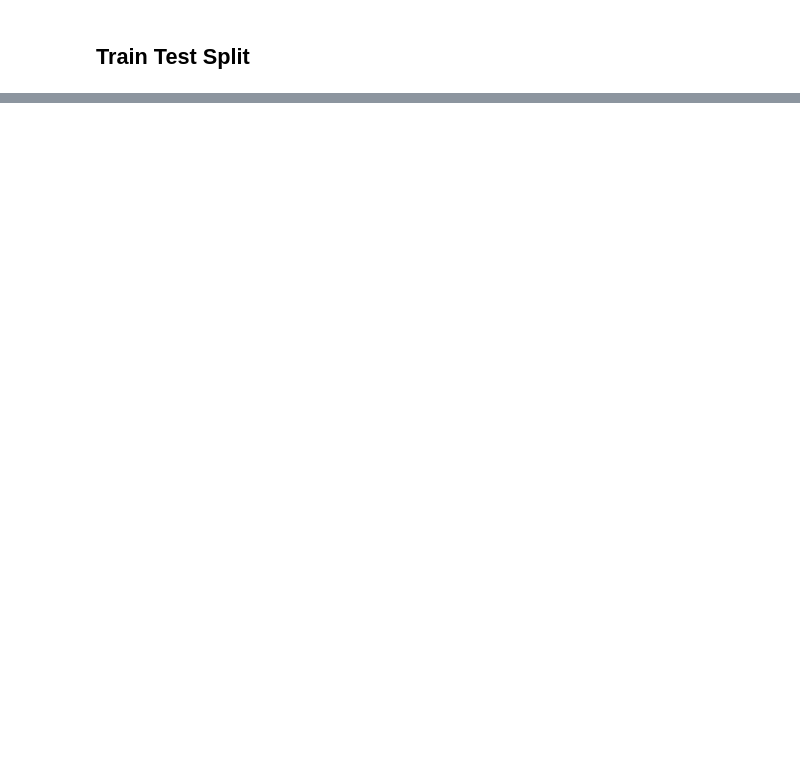
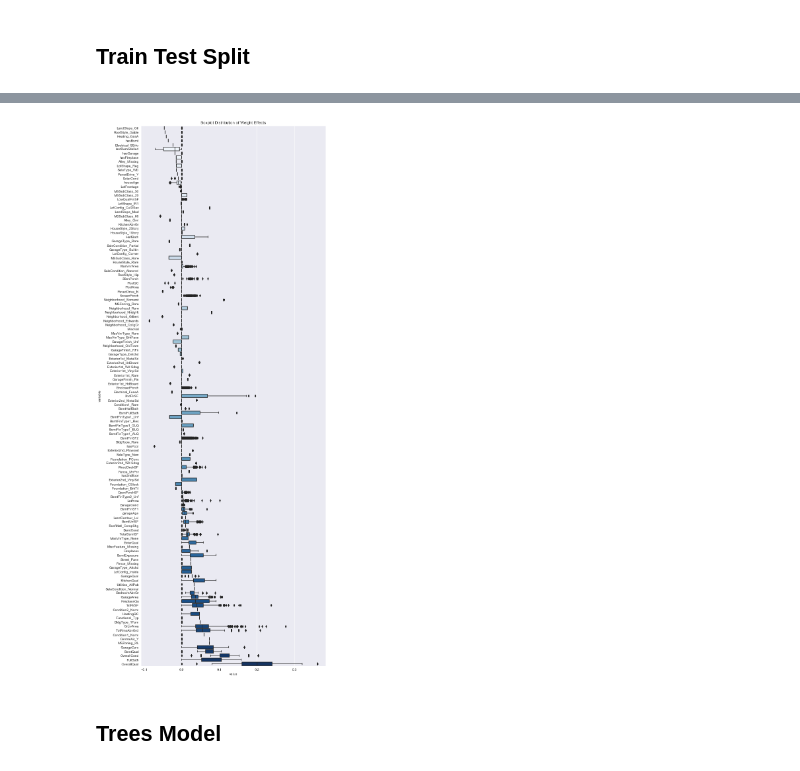
Before and after one commit to arytontediarjo/house-pricing, a Jupyter notebook: notebook/FeatureEngineering.ipynb, the cells around one changed output, grey strips where cells are left out. Saved outputs shown, nothing was run; the diff lists cells and outputs as text; code cells hidden in the pictures; blank space fills up the shorter version.

```diff
--- a/notebook/FeatureEngineering.ipynb
+++ b/notebook/FeatureEngineering.ipynb
@@ -339,0 +129,5 @@ Will use scaler on training data and test set, will not be done on the whole fea
+# %%
+X_train, X_test, y_train, y_test = train_test_split(train.drop(["SalePrice"], axis = 1),
+                                                    train["SalePrice"],
+                                                    test_size=0.25,
+                                                    random_state=100)
@@ -339,0 +240,26 @@ Will use scaler on training data and test set, will not be done on the whole fea
+# %%
+coef = ridge_fit.named_steps["ridgecv"].coef_
+coef_series = pd.Series(coef, index = X_train.columns)
+# %%
+data = X_train.copy()
+coef = ridge_fit.named_steps["ridgecv"].coef_
+
+for col in X_train.columns:
+    weights = coef_series.loc[col]
+    data[col] = data[col] * weights
+
+order = pd.melt(data).groupby("variable").agg(np.median).sort_values(by = "value").index
+# %%
+sns.set_style("darkgrid")
+
+plt.figure(figsize = (10,30))
+sns.boxplot(y = "variable", x = "value",
+            data= pd.melt(data),
+            palette="Blues",
+            order = order)
+plt.title("Boxplot Distribution of Weight Effects")
+plt.savefig("../fig/ridge_coef", bbox_inches = "tight")
+# %% [output]
+[figure, added]
+# %% [markdown]
+## Trees Model
```
Also changed, not shown: parts of 69 cells of this notebook, 3 other files.
